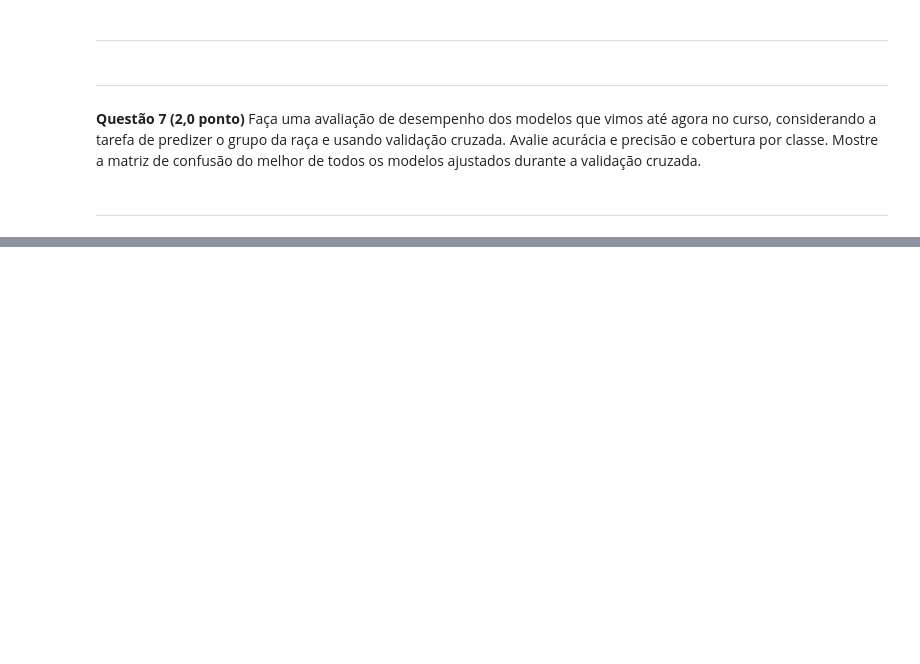
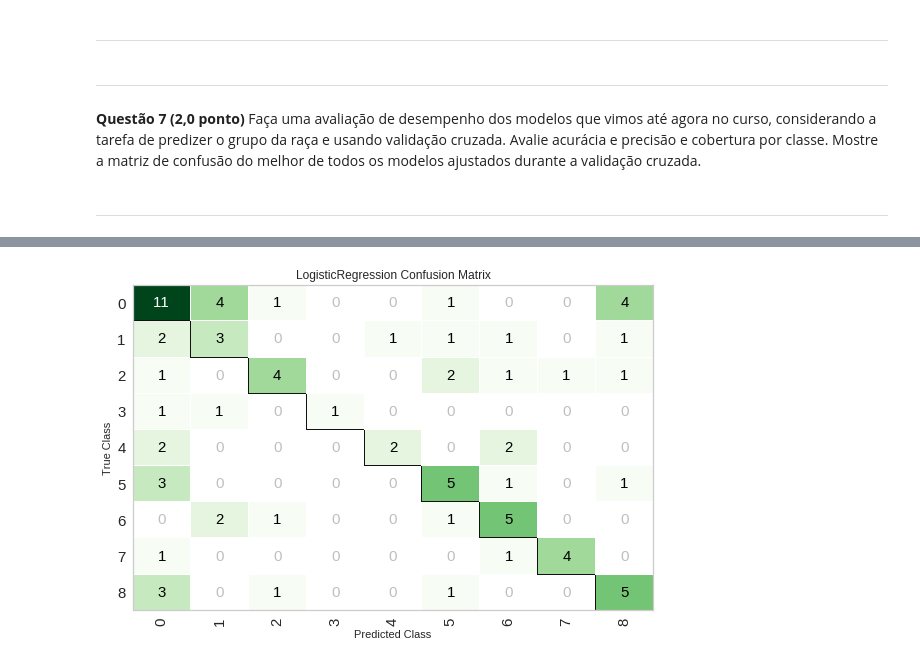
Before and after one commit to ItamarRocha/Machine-Learning-and-Data-Analysis, a Jupyter notebook: practice/courses/Machine-Learning UFPB 2020.1/TEST1/1-prova-2020..ipynb, the cells around one changed output, grey strips where cells are left out. Drawn from its saved outputs; the diff is of its cells as text; code cells hidden in the pictures; blank space fills up the shorter version.

```diff
--- a/practice/courses/Machine-Learning UFPB 2020.1/TEST1/1-prova-2020..ipynb
+++ b/practice/courses/Machine-Learning UFPB 2020.1/TEST1/1-prova-2020..ipynb
@@ -466,0 +615,2 @@ pass
+# %%
+best = compare_models(include=["lr", "knn", "dt", "svm", "mlp", "ridge"])
@@ -466,0 +646,4 @@ pass
+# %%
+plot_model(best, plot="confusion_matrix")
+# %% [output]
+[figure, added]
```
Also changed, not shown: parts of 20 cells of this notebook.
